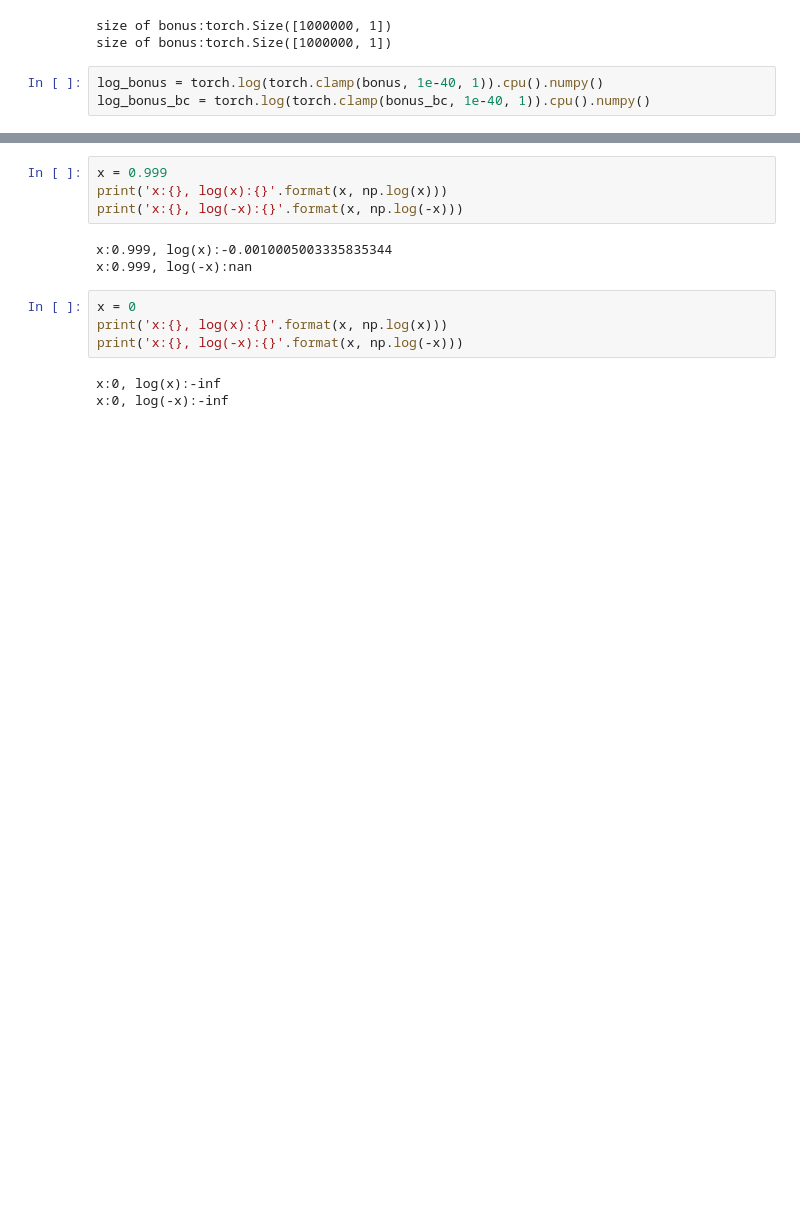
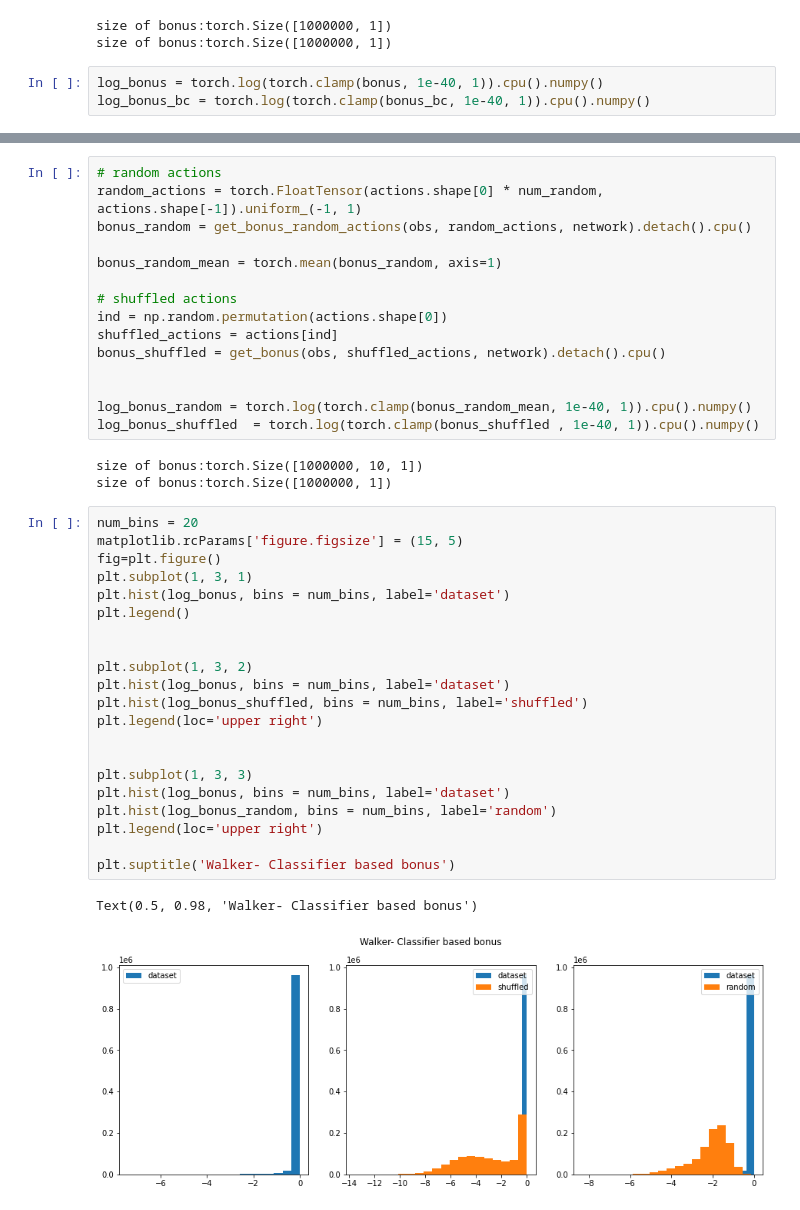
Before and after one commit to shidilrzf/continuous_rnd, a Jupyter notebook: sac/examples/notebooks/classifier_bonus_walker2d.ipynb, the cells around one changed output, grey strips where cells are left out. Saved outputs shown, nothing was run; the diff lists cells and outputs as text; blank space fills up the shorter version.

```diff
--- a/sac/examples/notebooks/classifier_bonus_walker2d.ipynb
+++ b/sac/examples/notebooks/classifier_bonus_walker2d.ipynb
@@ -435,14 +399,42 @@ nan
-# %%
-x = 0.999
-print('x:{}, log(x):{}'.format(x, np.log(x)))
-print('x:{}, log(-x):{}'.format(x, np.log(-x)))
-# %% [output]
-x:0.999, log(x):-0.0010005003335835344
-x:0.999, log(-x):nan
-# %%
-x = 0
-print('x:{}, log(x):{}'.format(x, np.log(x)))
-print('x:{}, log(-x):{}'.format(x, np.log(-x)))
-# %% [output]
-x:0, log(x):-inf
-x:0, log(-x):-inf
+# %%
+# random actions
+random_actions = torch.FloatTensor(actions.shape[0] * num_random, actions.shape[-1]).uniform_(-1, 1)
+bonus_random = get_bonus_random_actions(obs, random_actions, network).detach().cpu()
+
+bonus_random_mean = torch.mean(bonus_random, axis=1)
+
+# shuffled actions
+ind = np.random.permutation(actions.shape[0])
+shuffled_actions = actions[ind]
+bonus_shuffled = get_bonus(obs, shuffled_actions, network).detach().cpu()
+
+
+log_bonus_random = torch.log(torch.clamp(bonus_random_mean, 1e-40, 1)).cpu().numpy()
+log_bonus_shuffled  = torch.log(torch.clamp(bonus_shuffled , 1e-40, 1)).cpu().numpy()
+# %% [output]
+size of bonus:torch.Size([1000000, 10, 1])
+size of bonus:torch.Size([1000000, 1])
+# %%
+num_bins = 20
+matplotlib.rcParams['figure.figsize'] = (15, 5)
+fig=plt.figure()
+plt.subplot(1, 3, 1)
+plt.hist(log_bonus, bins = num_bins, label='dataset')
+plt.legend()
+
+
+plt.subplot(1, 3, 2)
+plt.hist(log_bonus, bins = num_bins, label='dataset')
+plt.hist(log_bonus_shuffled, bins = num_bins, label='shuffled')
+plt.legend(loc='upper right')
+
+
+plt.subplot(1, 3, 3)
+plt.hist(log_bonus, bins = num_bins, label='dataset')
+plt.hist(log_bonus_random, bins = num_bins, label='random')
+plt.legend(loc='upper right')
+
+plt.suptitle('Walker- Classifier based bonus')
+# %% [output]
+Text(0.5, 0.98, 'Walker- Classifier based bonus')
+[figure, added]
```
Also changed, not shown: parts of 14 cells of this notebook.
